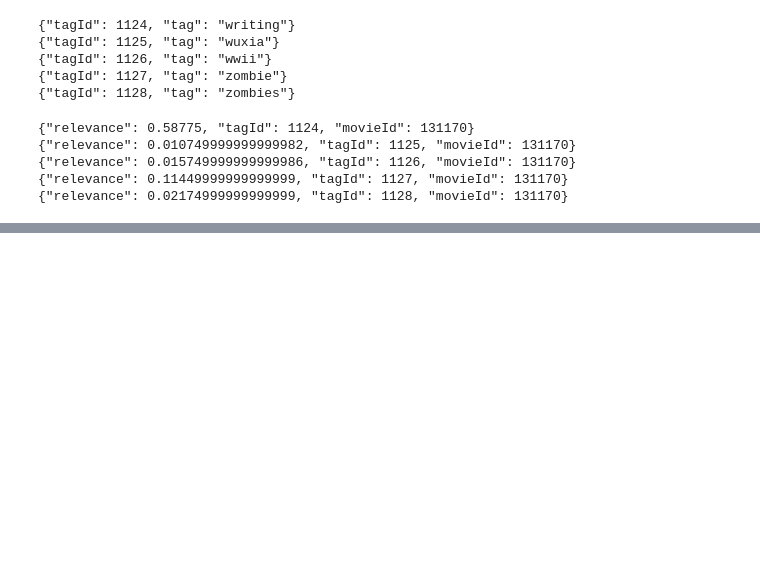
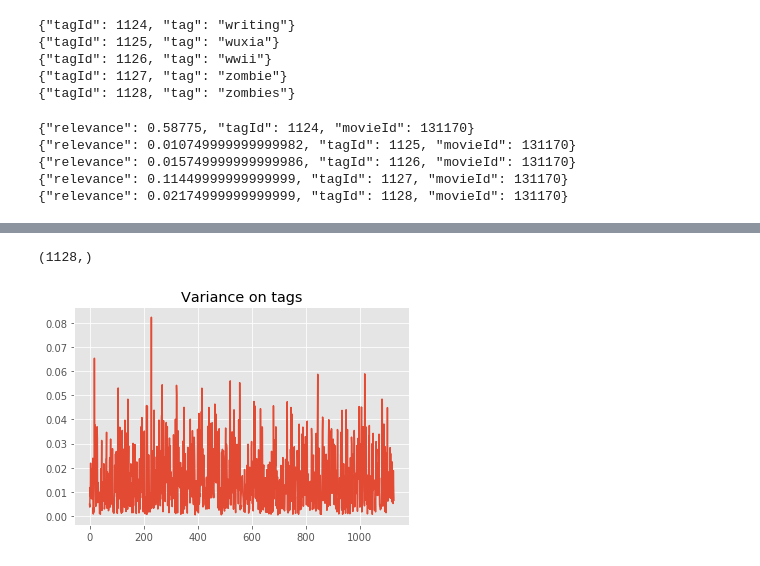
Before and after one commit to pauarge/InternetAnalytics, a Jupyter notebook: ix-lab3/lab3-dimred.ipynb, the cells around one changed output, grey strips where cells are left out. Drawn from its saved outputs; the diff is of its cells as text; code cells hidden in the pictures; blank space fills up the shorter version.

```diff
--- a/ix-lab3/lab3-dimred.ipynb
+++ b/ix-lab3/lab3-dimred.ipynb
@@ -33,4 +45,3 @@ ntags = tagIds.max()
 # %%
-dataS = sc.textFile("/ix/ml-20m/genome-scores.txt").map(json.loads)
 movieIds = dataS.map(lambda x: int(x["movieId"])).distinct()
-nmovies = movieIds.count()
+N = movieIds.count()
@@ -48,0 +52,10 @@ dM[0,0]
+# %%
+mat = CoordinateMatrix(dataS.map(lambda r:
+        MatrixEntry(r.get("movieId"), r.get("tagId"), r.get("relevance"))))
+
+rm = mat.toRowMatrix()
+
+m = mat.numRows()
+n = mat.numCols()
+# %%
+rows = rm.rows
@@ -48,0 +72,7 @@ dM[0,0]
+# %%
+dM = np.empty((M, N))
+
+for i, row in enumerate(rows.collect()):
+    print("Processed row", i)
+    for j in range(1, 1129):
+        dM[j-1, i] = row[j]
@@ -48,0 +97,8 @@ dM[0,0]
+# %%
+variances = dM.var(axis=1)
+plt.plot(variances)
+plt.title("Variance on tags")
+plt.show()
+# %% [output]
+(1128,)
+[figure, added]
```
Also changed, not shown: parts of 16 cells of this notebook.
